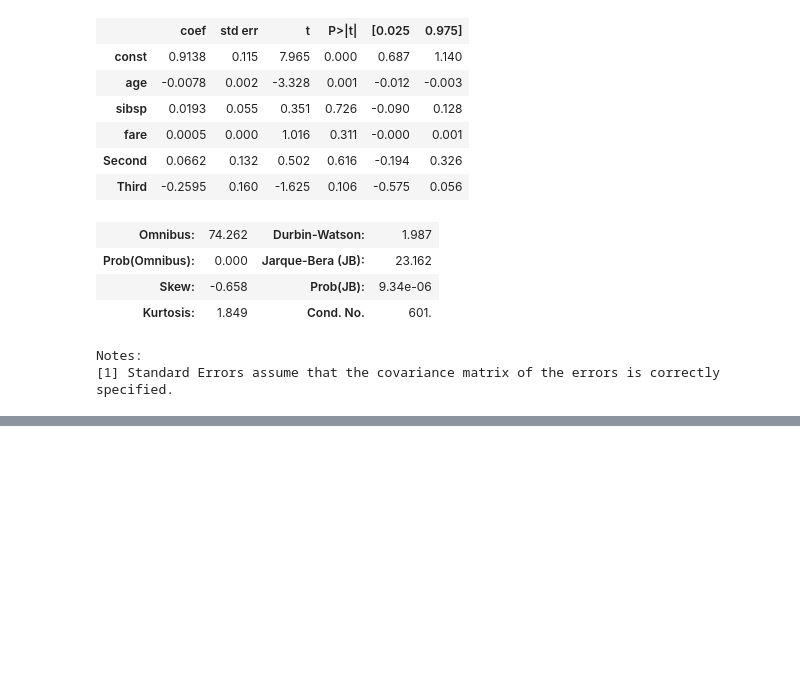
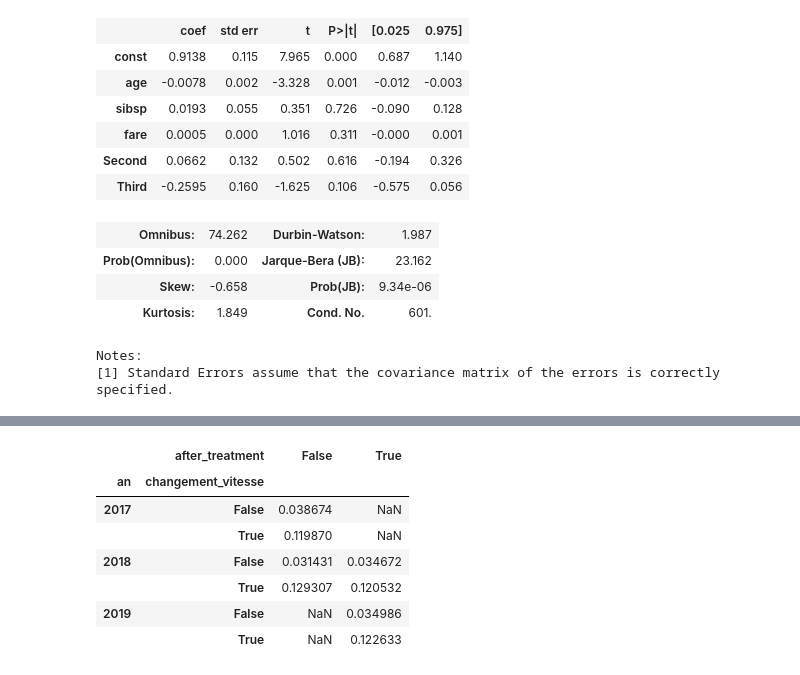
Before and after one commit to Tgnima/Pandas, a Jupyter notebook: statsmodels/statsmodels.ipynb, the cells around one changed output, grey strips where cells are left out. Saved outputs shown, nothing was run; the diff lists cells and outputs as text; code cells hidden in the pictures; blank space fills up the shorter version.

```diff
--- a/statsmodels/statsmodels.ipynb
+++ b/statsmodels/statsmodels.ipynb
@@ -97,0 +248,11 @@ Notes:
+# %%
+df_accident.pivot_table(index = ["an", "changement_vitesse"], columns = "after_treatment", values = "Mort_bool", )
+# %% [output]
+|  | after_treatment | False | True |
+| an | changement_vitesse |  |  |
+| 2017 | False | 0.038674 | NaN |
+|  | True | 0.119870 | NaN |
+| 2018 | False | 0.031431 | 0.034672 |
+|  | True | 0.129307 | 0.120532 |
+| 2019 | False | NaN | 0.034986 |
+|  | True | NaN | 0.122633 |
```
Also changed, not shown: parts of 16 cells of this notebook, 19 other files.
